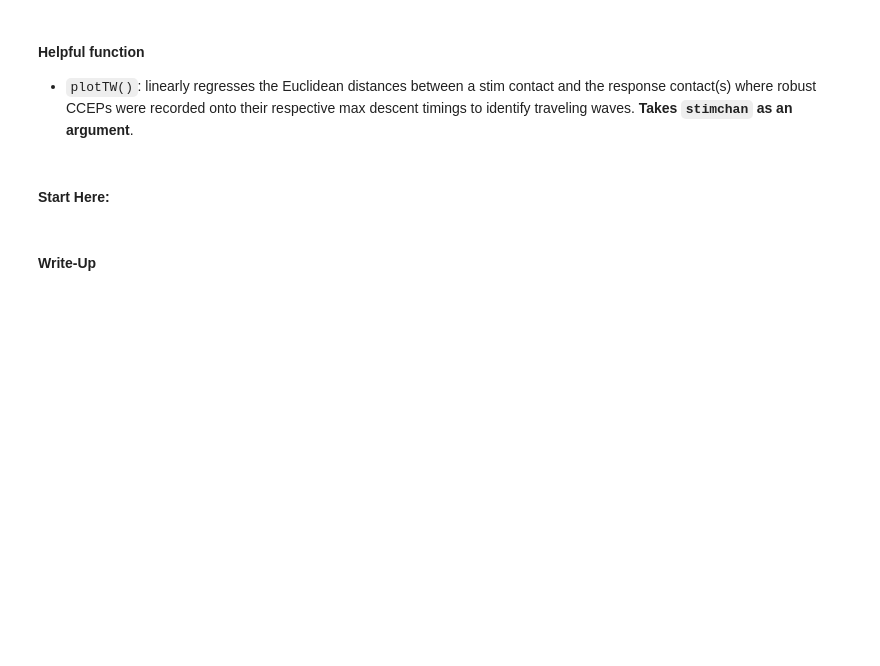
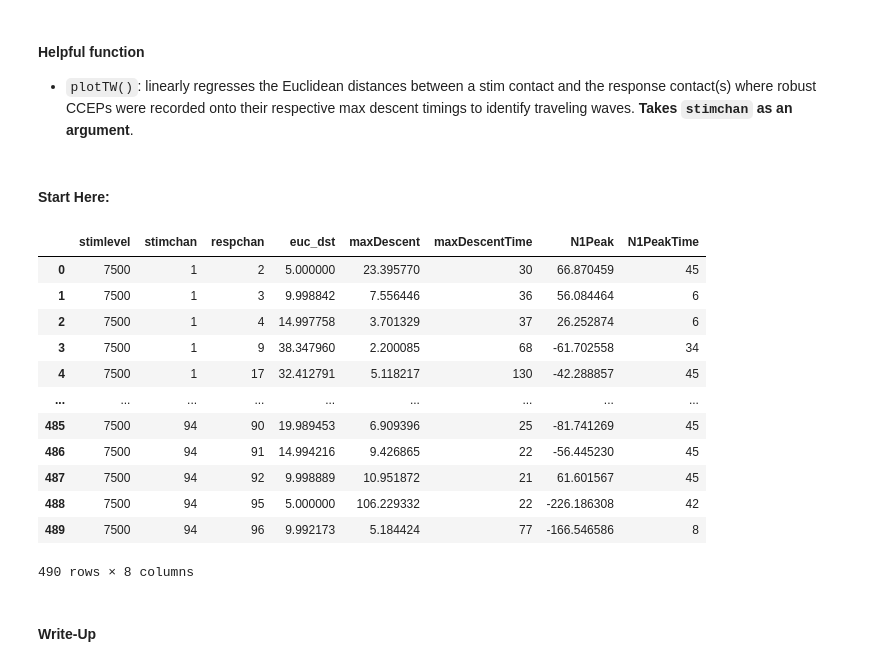
Before and after one commit to INMANLab/NDS-Workshops, a Jupyter notebook: 2 - Event-Related Analyses.ipynb, the cells around one changed output. Drawn from its saved outputs; the diff is of its cells as text; code cells hidden in the pictures; blank space fills up the shorter version.

```diff
--- a/2 - Event-Related Analyses.ipynb
+++ b/2 - Event-Related Analyses.ipynb
@@ -617,8 +744,22 @@ def plotTW(stimchan):
 #### Start Here:
 # %%
 # Load and preview the CCEP TW dataset
-CCEP_TW_data = pd.read_csv(os.path.join(datapath + 'CCEPTWDataset.csv'))
+CCEP_TW_data = pd.read_csv(os.path.join(datapath, 'CCEPTWDataset.csv'))
 CCEP_TW_data
+# %% [output]
+|  | stimlevel | stimchan | respchan | euc_dst | maxDescent | maxDescentTime | N1Peak | N1PeakTime |
+| 0 | 7500 | 1 | 2 | 5.000000 | 23.395770 | 30 | 66.870459 | 45 |
+| 1 | 7500 | 1 | 3 | 9.998842 | 7.556446 | 36 | 56.084464 | 6 |
+| 2 | 7500 | 1 | 4 | 14.997758 | 3.701329 | 37 | 26.252874 | 6 |
+| 3 | 7500 | 1 | 9 | 38.347960 | 2.200085 | 68 | -61.702558 | 34 |
+| 4 | 7500 | 1 | 17 | 32.412791 | 5.118217 | 130 | -42.288857 | 45 |
+| ... | ... | ... | ... | ... | ... | ... | ... | ... |
+| 485 | 7500 | 94 | 90 | 19.989453 | 6.909396 | 25 | -81.741269 | 45 |
+| 486 | 7500 | 94 | 91 | 14.994216 | 9.426865 | 22 | -56.445230 | 45 |
+| 487 | 7500 | 94 | 92 | 9.998889 | 10.951872 | 21 | 61.601567 | 45 |
+| 488 | 7500 | 94 | 95 | 5.000000 | 106.229332 | 22 | -226.186308 | 42 |
+| 489 | 7500 | 94 | 96 | 9.992173 | 5.184424 | 77 | -166.546586 | 8 |
+490 rows × 8 columns
 # %%
 # Describe the dataset by summarizing features
 # %%
```
Also changed, not shown: parts of 30 cells of this notebook.
